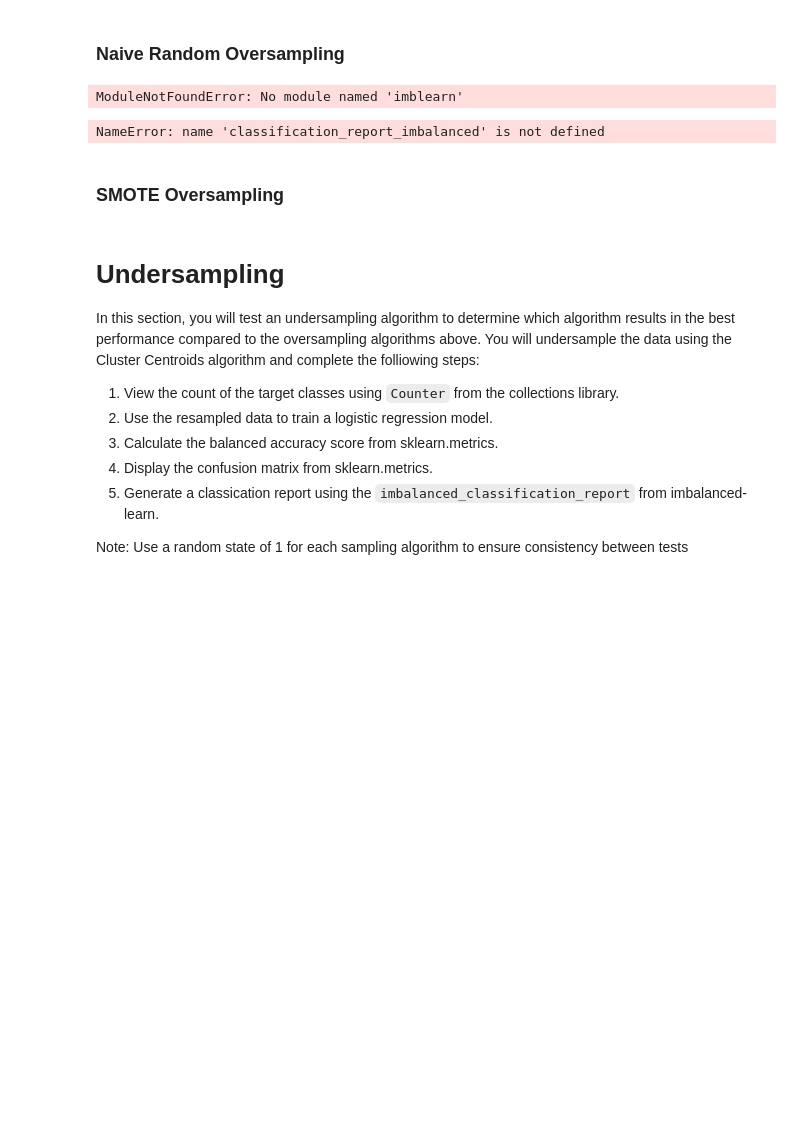
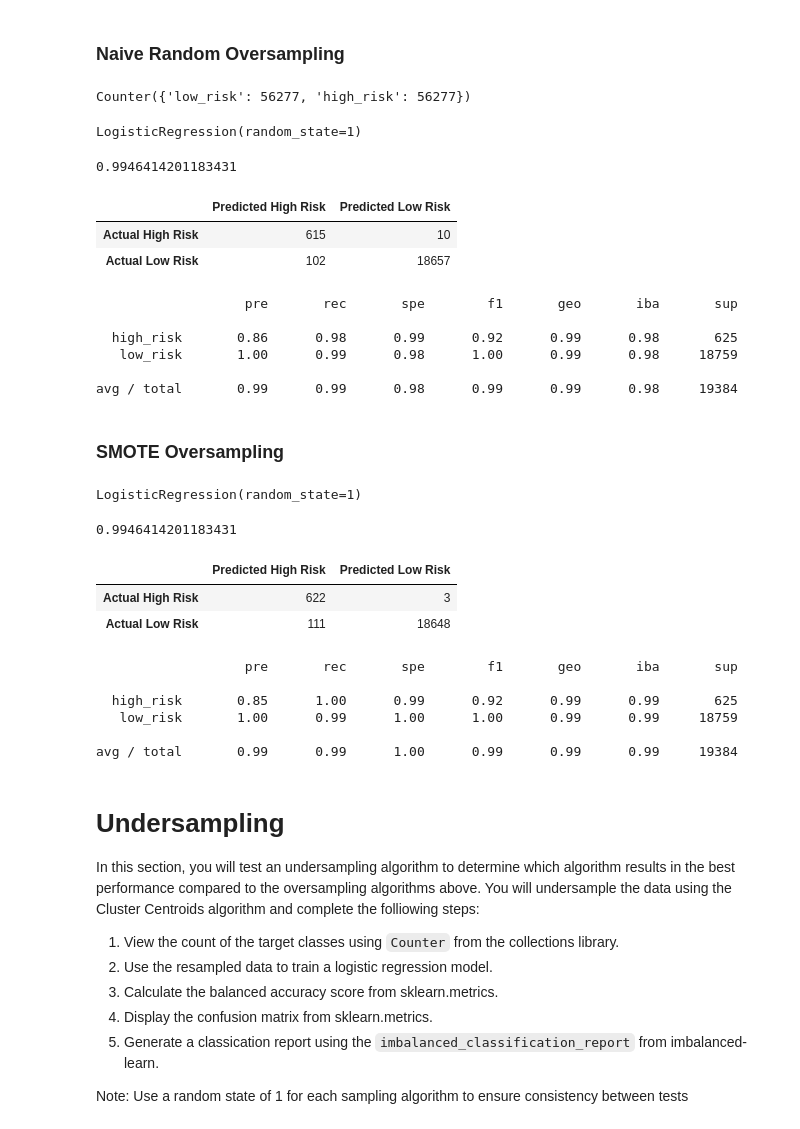
Before and after one commit to anhthi54/Fintech_Homework11, a Jupyter notebook: credit_risk_resampling.ipynb, the cells around one changed output. Saved outputs shown, nothing was run; the diff lists cells and outputs as text; code cells hidden in the pictures; blank space fills up the shorter version.

```diff
--- a/credit_risk_resampling.ipynb
+++ b/credit_risk_resampling.ipynb
@@ -135,18 +146,23 @@ Note: Use a random state of 1 for each sampling algorithm to ensure consistency
 # %%
 #Resample the training data with the RandomOversampler
 from imblearn.over_sampling import RandomOverSampler
-X_resampled, y_resampled = ros.fit_resample(X_train, y_train)
+ros = RandomOverSampler(random_state=1)
+X_resampled_ros, y_resampled_ros = ros.fit_resample(X_train_scaled, y_train)
 
 # View the count of target classes with Counter
 Counter(y_resampled)
 # %% [output]
-ModuleNotFoundError: No module named 'imblearn'
+Counter({'low_risk': 56277, 'high_risk': 56277})
 # %%
 # Train the Logistic Regression model using the resampled data
-from sklearn.linear_model import LogisticRegression
-model = LogisticRegression(solver='lbfgs', random_state=1)
-model.fit(X_resampled, y_resampled)
+model_ros = LogisticRegression(solver='lbfgs', random_state=1)
+model_ros.fit(X_resampled_ros, y_resampled_ros)
+# %% [output]
+LogisticRegression(random_state=1)
 # %%
 # Calculated the balanced accuracy score
-y_pred = model.predict(X_test)
-balanced_accuracy_score(y_test, y_pred)
+y_pred_ros = model_ros.predict(X_test_scaled)
+bas_ros = balanced_accuracy_score(y_test, y_pred_ros)
+bas_ros
+# %% [output]
+0.9946414201183431
@@ -156,8 +169,24 @@ confusion_matrix(y_test, y_pred)
+# %%
+# Display the confusion matrix
+cm_ros = confusion_matrix(y_test, y_pred_ros)
+cm_ros_df = pd.DataFrame(
+    cm_ros, index=["Actual High Risk", "Actual Low Risk"], columns=["Predicted High Risk", "Predicted Low Risk"]
+)
+cm_ros_df
+# %% [output]
+|  | Predicted High Risk | Predicted Low Risk |
+| Actual High Risk | 615 | 10 |
+| Actual Low Risk | 102 | 18657 |
 # %%
 # Print the imbalanced classification report
-print(classification_report_imbalanced(y_test, y_pred))
+print(classification_report_imbalanced(y_test, y_pred_ros))
 # %% [output]
-NameError: name 'classification_report_imbalanced' is not defined
+                   pre       rec       spe        f1       geo       iba       sup
+
+  high_risk       0.86      0.98      0.99      0.92      0.99      0.98       625
+   low_risk       1.00      0.99      0.98      1.00      0.99      0.98     18759
+
+avg / total       0.99      0.99      0.98      0.99      0.99      0.98     19384
 # %% [markdown]
 ### SMOTE Oversampling
 # %%
@@ -169,6 +198,13 @@ NameError: name 'classification_report_imbalanced' is not defined
 # %%
 # Train the Logistic Regression model using the resampled data
-# YOUR CODE HERE
+model_s = LogisticRegression(solver='lbfgs', random_state=1)
+model_s.fit(X_resampled_s, y_resampled_s)
+# %% [output]
+LogisticRegression(random_state=1)
 # %%
 # Calculated the balanced accuracy score
-# YOUR CODE HERE
+y_pred_s = model_s.predict(X_test_scaled)
+bas_s = balanced_accuracy_score(y_test, y_pred_s)
+bas_s
+# %% [output]
+0.9946414201183431
@@ -178,6 +211,24 @@ NameError: name 'classification_report_imbalanced' is not defined
+# %%
+# Display the confusion matrix
+cm_s = confusion_matrix(y_test, y_pred_s)
+cm_s_df = pd.DataFrame(
+    cm_s, index=["Actual High Risk", "Actual Low Risk"], columns=["Predicted High Risk", "Predicted Low Risk"]
+)
+cm_s_df
+# %% [output]
+|  | Predicted High Risk | Predicted Low Risk |
+| Actual High Risk | 622 | 3 |
+| Actual Low Risk | 111 | 18648 |
 # %%
 # Print the imbalanced classification report
-# YOUR CODE HERE
+print(classification_report_imbalanced(y_test, y_pred_s))
+# %% [output]
+                   pre       rec       spe        f1       geo       iba       sup
+
+  high_risk       0.85      1.00      0.99      0.92      0.99      0.99       625
+   low_risk       1.00      0.99      1.00      1.00      0.99      0.99     18759
+
+avg / total       0.99      0.99      1.00      0.99      0.99      0.99     19384
 # %% [markdown]
 # Undersampling
 
```
Also changed, not shown: parts of 24 cells of this notebook.
